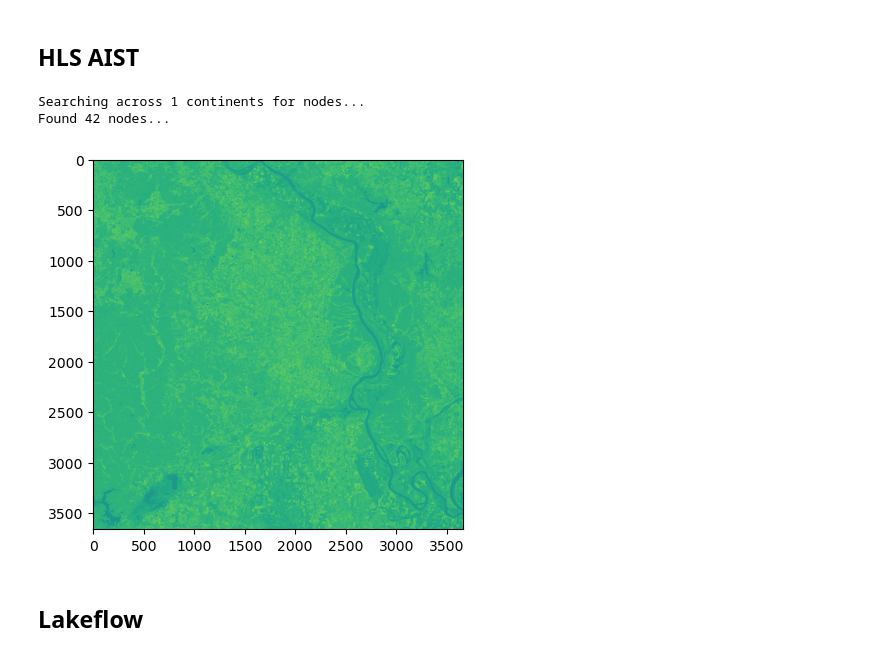
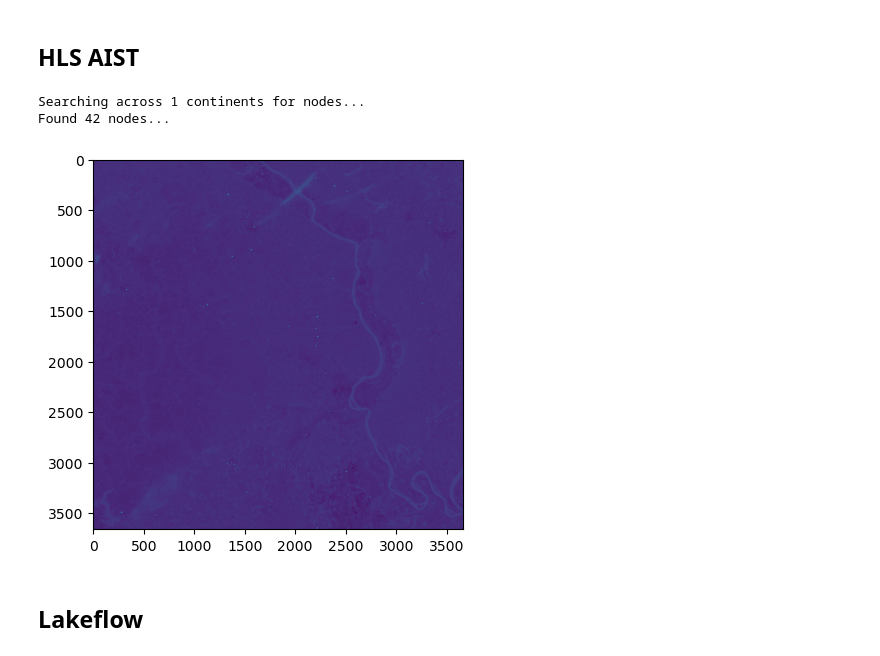
Before and after one commit to Travis-Simmons/smce_showcase, a Jupyter notebook: showcase_outline.ipynb, the cells around one changed output. Drawn from its saved outputs; the diff is of its cells as text; code cells hidden in the pictures.

```diff
--- a/showcase_outline.ipynb
+++ b/showcase_outline.ipynb
@@ -49,19 +34,24 @@
 # %%
 from smce_display_functions.hls_from_reach_id import *
 
 
 data_dir = '/mnt/work/data/mnt/input/sword'
 reach_id = 74270100221
 
 all_links =  find_download_links_for_reach_tiles(data_dir, reach_id)
 
 hls_da = rioxarray.open_rasterio(list(all_links)[0], chuncks=True)
 
-imgplot = plt.imshow(hls_da.values[0])
+orig_map=plt.cm.get_cmap('viridis')
+
+
+reversed_map = orig_map.reversed()
+
+imgplot = plt.imshow(hls_da.values[0], cmap=reversed_map)
 # %% [output]
 Searching across 1 continents for nodes...
 Found 42 nodes...
-[figure, old version]
+[figure, new version]
 # %% [markdown]
 ## Lakeflow
 # %% [markdown]
```
Also changed, not shown: parts of 9 cells of this notebook.
